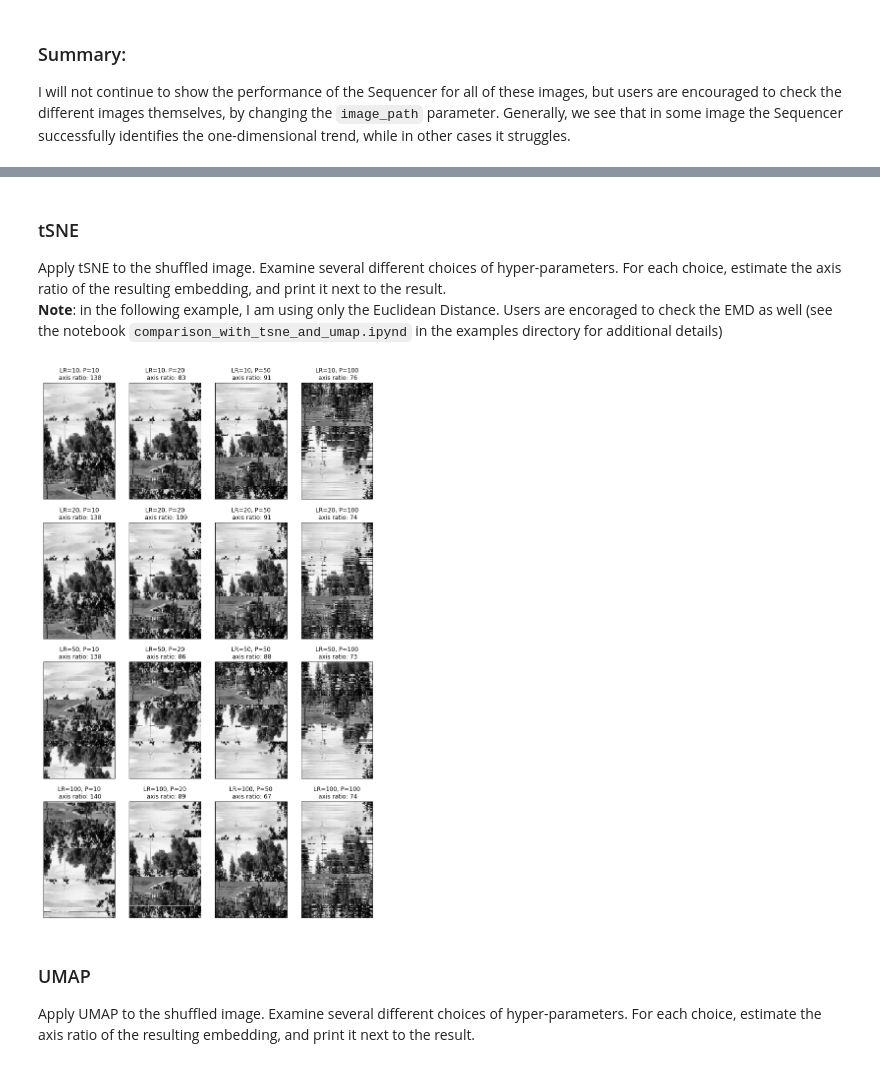
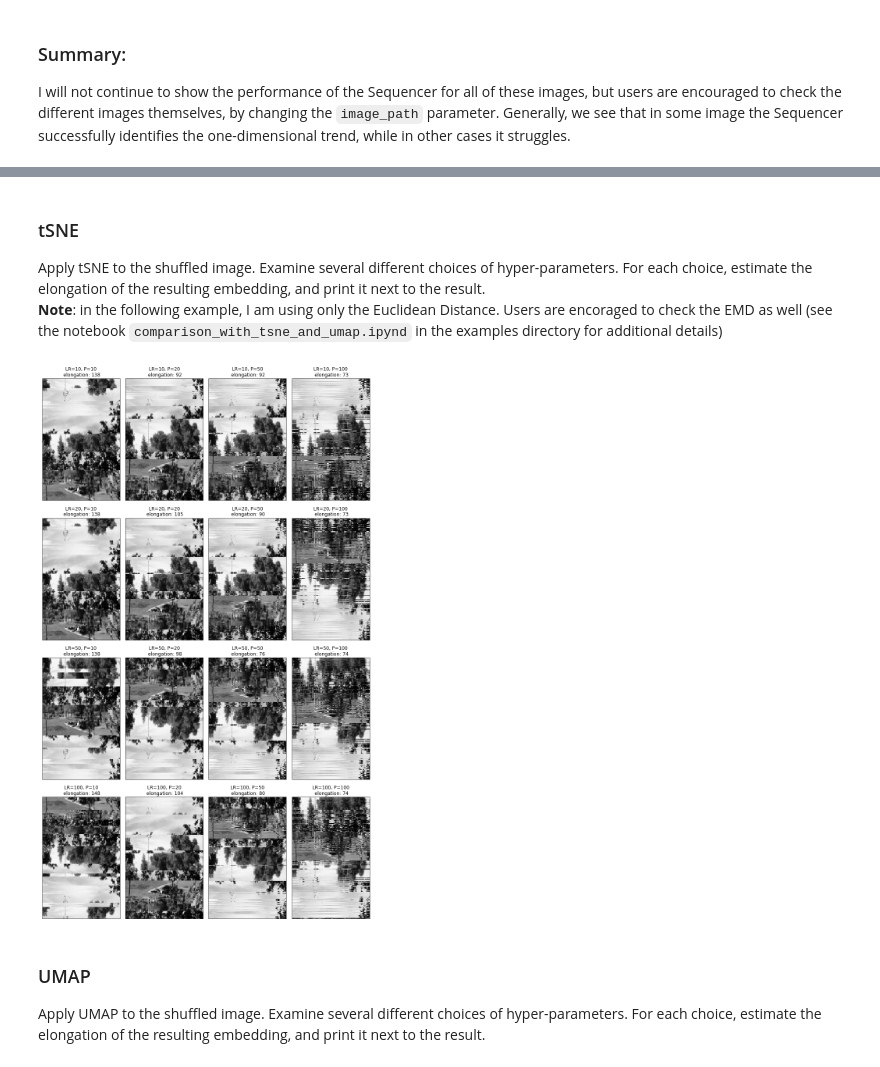
Before and after one commit to dalya/Sequencer, a Jupyter notebook: examples/examples_with_natural_images.ipynb, the cells around one changed output, grey strips where cells are left out. Cells and saved outputs as stored; diff of their text form; code cells hidden in the pictures.

Commit message:
converted all the notebooks to use the word elongation instead of axis ratio

```diff
--- a/examples/examples_with_natural_images.ipynb
+++ b/examples/examples_with_natural_images.ipynb
@@ -263,7 +266,7 @@ print("shape of the input dataset: ", objects_list_shuffled.shape)
 estimator_list = ['EMD', 'energy', 'KL', 'L2']
 seq = sequencer.Sequencer(grid, objects_list_shuffled, estimator_list)
 output_path = "sequencer_output_directory"
-final_axis_ratio, final_sequence = seq.execute(output_path,
+final_elongation, final_sequence = seq.execute(output_path,
                                                to_average_N_best_estimators=True,
                                                number_of_best_estimators=3)
 # %% [output]
@@ -287,13 +290,13 @@ dumped the final sequences and axis ratio to the file: <_io.BufferedWriter name=
 # %%
-# print the resulting axis ratio
-print("resulting axis ratio: ", final_axis_ratio)
+# print the resulting elongation
+print("resulting elongation: ", final_elongation)
 
-# print the intermediate axis ratios for different metrics + scales
-estimator_list, scale_list, axis_ratio_list = seq.return_axis_ratio_of_weighted_products_all_metrics_and_scales()
+# print the intermediate elongations for different metrics + scales
+estimator_list, scale_list, elongation_list = seq.return_elongation_of_weighted_products_all_metrics_and_scales()
 
-print("intermediate axis ratios for the different metrics and scales:")
+print("intermediate elongations for the different metrics and scales:")
 for i in range(len(estimator_list)):
-    print("metric=%s, scale=%s, axis ratio: %s" % (estimator_list[i],
+    print("metric=%s, scale=%s, elongation: %s" % (estimator_list[i],
                                                    scale_list[i],
-                                                   numpy.round(axis_ratio_list[i], 2)))
+                                                   numpy.round(elongation_list[i], 2)))
 # %% [output]
@@ -373,11 +376,11 @@ shape of the input dataset:  (192, 164)
 # %%
-# copy the function that estimates the axis ratio of the resulting embedding.
+# copy the function that estimates the elongation of the resulting embedding.
 # see the notebook: comparison_with_tsne_and_umap.ipynb for additional details.
 
-import axis_ratio_estimation
+import sequencer.elongation_estimation as elongation_estimation
 
-def return_axis_ratio_of_2D_embedding(y):
-    """Function estimates the axis ratio of the given two-dimensional embedding.
+def return_elongation_of_2D_embedding(y):
+    """Function estimates the elongation of the given two-dimensional embedding.
 
     Parameters
     -------
@@ -387,7 +390,7 @@ def return_axis_ratio_of_2D_embedding(y):
 
     Returns
     -------
-    :param axis_ratio_normalized: float, the normalized axis ratio of the two-dimensional embedding
+    :param elongation_normalized: float, the normalized elongation of the two-dimensional embedding
     """
     distance_matrix = numpy.zeros((len(y), len(y)))
     for i in range(len(y)):
@@ -395,51 +398,51 @@ def return_axis_ratio_of_2D_embedding(y):
             d = numpy.sum((y[i] - y[j])**2)
             distance_matrix[i, j] = d
 
-    G, mst_axis_ratio = axis_ratio_estimation.apply_MST_and_return_MST_and_axis_ratio(distance_matrix)
-    axis_ratio_normalized = mst_axis_ratio / float(len(y))
-    return axis_ratio_normalized
+    G, mst_elongation = elongation_estimation.apply_MST_and_return_MST_and_elongation(distance_matrix)
+    elongation_normalized = mst_elongation / float(len(y))
+    return elongation_normalized
 # %% [markdown]
 ### tSNE
-Apply tSNE to the shuffled image. Examine several different choices of hyper-parameters. For each choice, estimate the axis ratio of the resulting embedding, and print it next to the result. <br>
+Apply tSNE to the shuffled image. Examine several different choices of hyper-parameters. For each choice, estimate the elongation of the resulting embedding, and print it next to the result. <br>
 **Note**: in the following example, I am using only the Euclidean Distance. Users are encoraged to check the EMD as well (see the notebook `comparison_with_tsne_and_umap.ipynd` in the examples directory for additional details)
 # %%
 learning_rate_list = [10, 20, 50, 100]
 perplexity_list = [10, 20, 50, 100]
 
 plt.figure(1, figsize=(3*4, 5*4))
 
 for i, learning_rate_value in enumerate(learning_rate_list):
     for j, perplexity_value in enumerate(perplexity_list):
 
         # 1D embedding by tSNE, for the sequence
         tsne = TSNE(n_components=1, init='random', random_state=0,
                     perplexity=perplexity_value, learning_rate=learning_rate_value)
         y = tsne.fit_transform(objects_list_shuffled).flatten()
         sequence = numpy.argsort(y)
 
-        # 2D embedding by tSNE, for the axis ratio score
+        # 2D embedding by tSNE, for the elongation score
         tsne2 = TSNE(n_components=2, init='random', random_state=0,
                     perplexity=perplexity_value, learning_rate=learning_rate_value)
         y2 = tsne2.fit_transform(objects_list_shuffled)
-        normalized_axis_ratio = return_axis_ratio_of_2D_embedding(y2)
-        axis_ratio = normalized_axis_ratio * len(y)
+        normalized_elongation = return_elongation_of_2D_embedding(y2)
+        elongation = normalized_elongation * len(y)
 
-        # reorder the shuffled dataset and print the axis ratio
+        # reorder the shuffled dataset and print the elongation
         objects_list_reordered = objects_list_shuffled[sequence, :]
 
         plt.subplot(4, 4, 4*i + j + 1)
-        plt.title("LR=%s, P=%s\n axis ratio: %s" % (learning_rate_value, perplexity_value,
-                                                    int(axis_ratio)))
+        plt.title("LR=%s, P=%s\n elongation: %s" % (learning_rate_value, perplexity_value,
+                                                    int(elongation)))
         plt.pcolormesh(objects_list_reordered[::-1], cmap="Greys_r")
         plt.xticks([])
         plt.yticks([])
 
 plt.tight_layout()
 # %% [output]
-[figure, old version]
+[figure, new version]
 # %% [markdown]
 ### UMAP
-Apply UMAP to the shuffled image. Examine several different choices of hyper-parameters. For each choice, estimate the axis ratio of the resulting embedding, and print it next to the result.
+Apply UMAP to the shuffled image. Examine several different choices of hyper-parameters. For each choice, estimate the elongation of the resulting embedding, and print it next to the result.
 # %%
 n_neighbor_list = [10, 20, 50, 100]
 min_dist_list = [0.1, 0.2, 0.5, 0.8]
```
Also changed, not shown: parts of 15 cells of this notebook, 11 other files.
